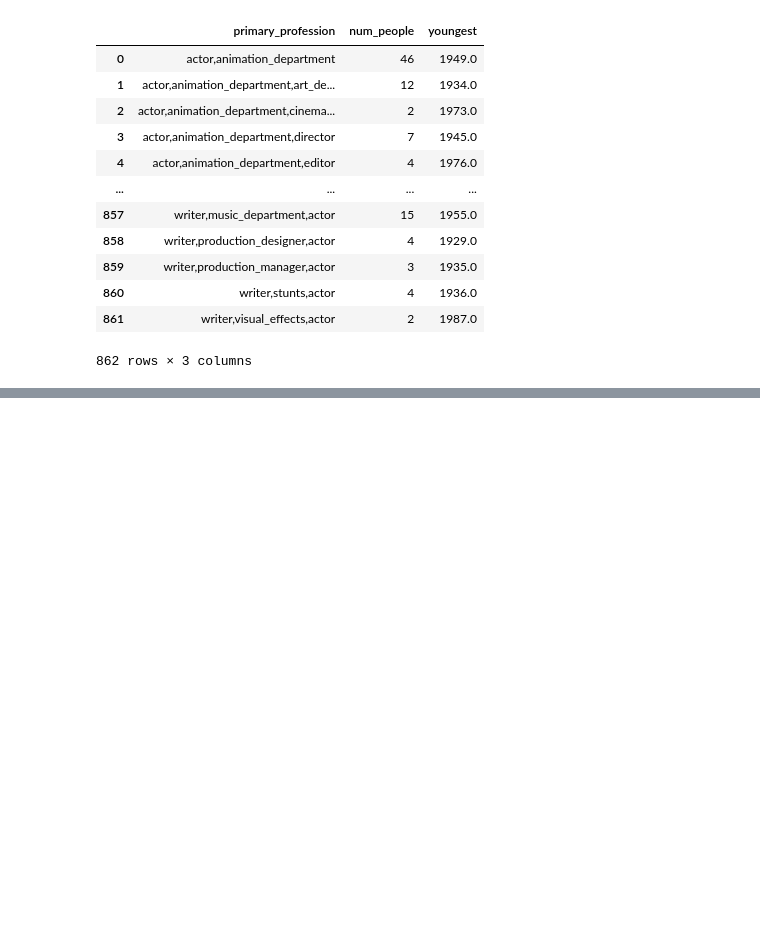
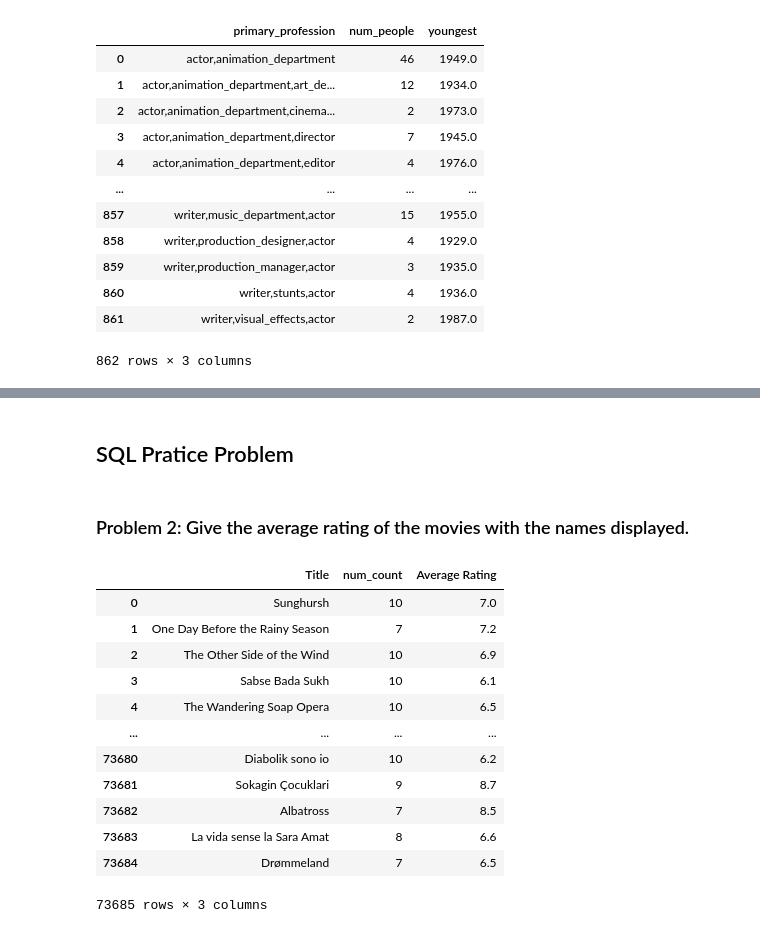
Before and after one commit to Tommyphung1/Master-Notebook-Experiments, a Jupyter notebook: main_notebook.ipynb, the cells around one changed output, grey strips where cells are left out. Saved outputs shown, nothing was run; the diff lists cells and outputs as text; code cells hidden in the pictures; blank space fills up the shorter version.

```diff
--- a/main_notebook.ipynb
+++ b/main_notebook.ipynb
@@ -334,0 +349,29 @@ Problem 1: Determine the number people in each of the movies in the database.
+# %% [markdown]
+## SQL Pratice Problem
+# %% [markdown]
+### Problem 2: Give the average rating of the movies with the names displayed.
+# %%
+# Convert the ID with the name of the movie for clarity using USING instead.
+display(pd.read_sql('''
+                    SELECT movie_basics.primary_title AS Title, count(*) AS num_count, averagerating AS 'Average Rating'
+                        FROM principals
+                    JOIN movie_basics
+                        USING (movie_id)
+                    JOIN movie_ratings
+                        using (movie_id)
+
+                    GROUP BY principals.movie_id''', conn))
+# %% [output]
+|  | Title | num_count | Average Rating |
+| 0 | Sunghursh | 10 | 7.0 |
+| 1 | One Day Before the Rainy Season | 7 | 7.2 |
+| 2 | The Other Side of the Wind | 10 | 6.9 |
+| 3 | Sabse Bada Sukh | 10 | 6.1 |
+| 4 | The Wandering Soap Opera | 10 | 6.5 |
+| ... | ... | ... | ... |
+| 73680 | Diabolik sono io | 10 | 6.2 |
+| 73681 | Sokagin Çocuklari | 9 | 8.7 |
+| 73682 | Albatross | 7 | 8.5 |
+| 73683 | La vida sense la Sara Amat | 8 | 6.6 |
+| 73684 | Drømmeland | 7 | 6.5 |
+73685 rows × 3 columns
```
Also changed, not shown: parts of 15 cells of this notebook.
